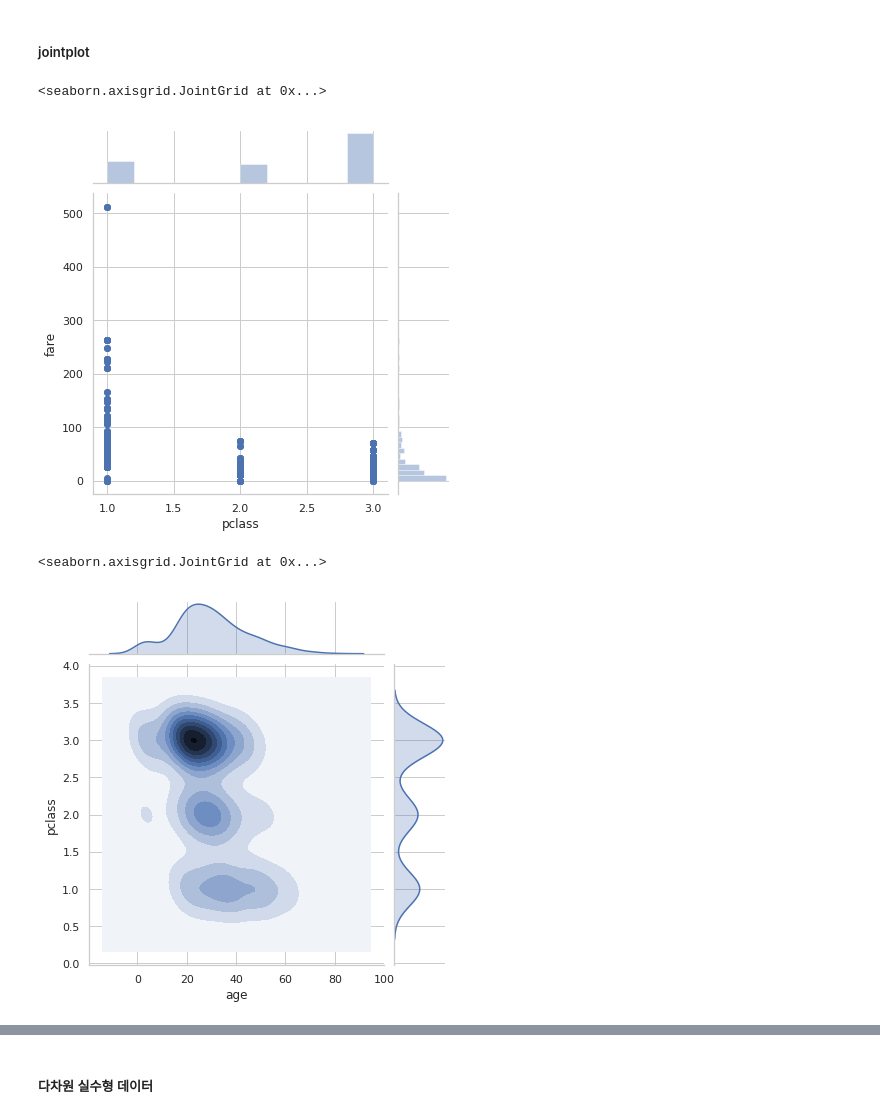
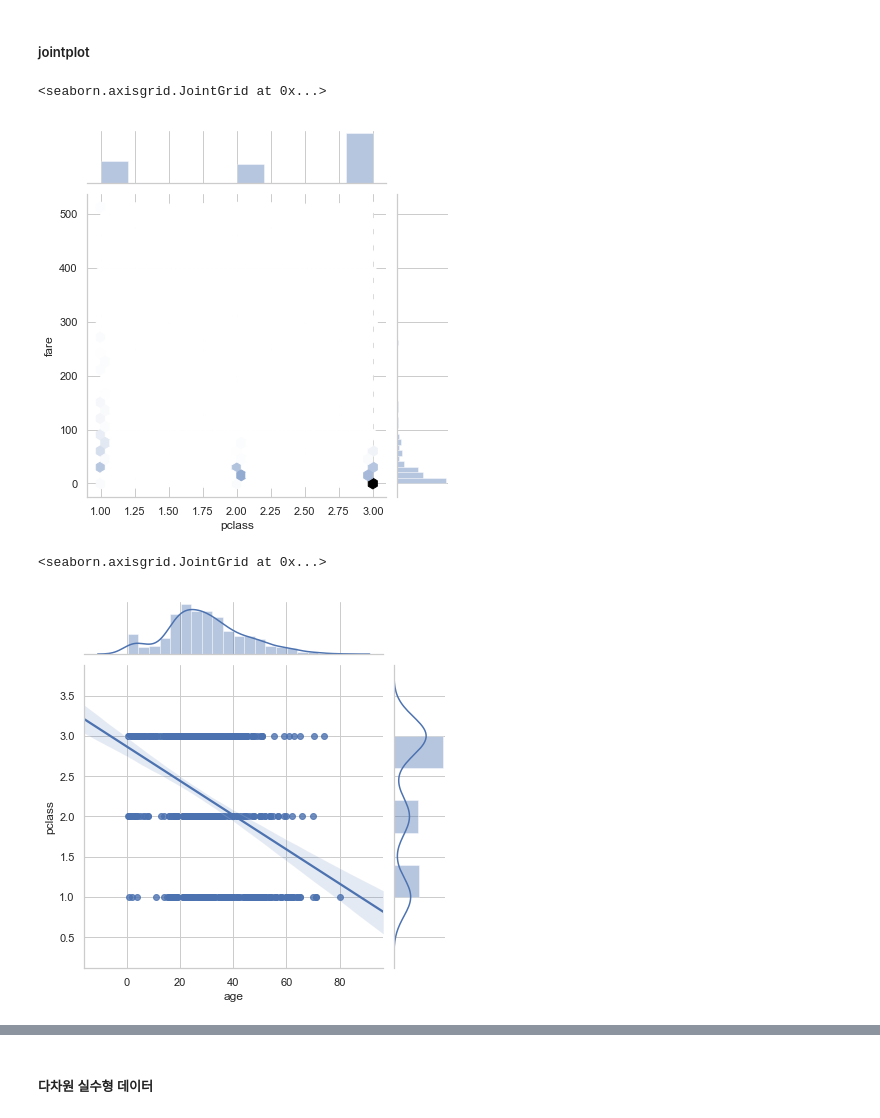
Before and after one commit to nayohan/TIL, a Jupyter notebook: Python/seaborn.ipynb, the cells around one changed output, grey strips where cells are left out. Drawn from its saved outputs; the diff is of its cells as text; code cells hidden in the pictures.

```diff
--- a/Python/seaborn.ipynb
+++ b/Python/seaborn.ipynb
@@ -96,12 +98,12 @@ plt.show()
 # %% [markdown]
 ##### jointplot
 # %%
-sns.jointplot(x='pclass', y='fare', data=titanic)
+sns.jointplot(x='pclass', y='fare', data=titanic, kind="hex")
 # %% [output]
 <seaborn.axisgrid.JointGrid at 0x...>
-[figure, old version]
+[figure, new version]
 # %%
-sns.jointplot(x="age", y="pclass", data=titanic, kind="kde")
+sns.jointplot(x="age", y="pclass", data=titanic, kind="reg")
 # %% [output]
 <seaborn.axisgrid.JointGrid at 0x...>
-[figure, old version]
+[figure, new version]
```
Also changed, not shown: parts of 17 cells of this notebook, 3 other files.
